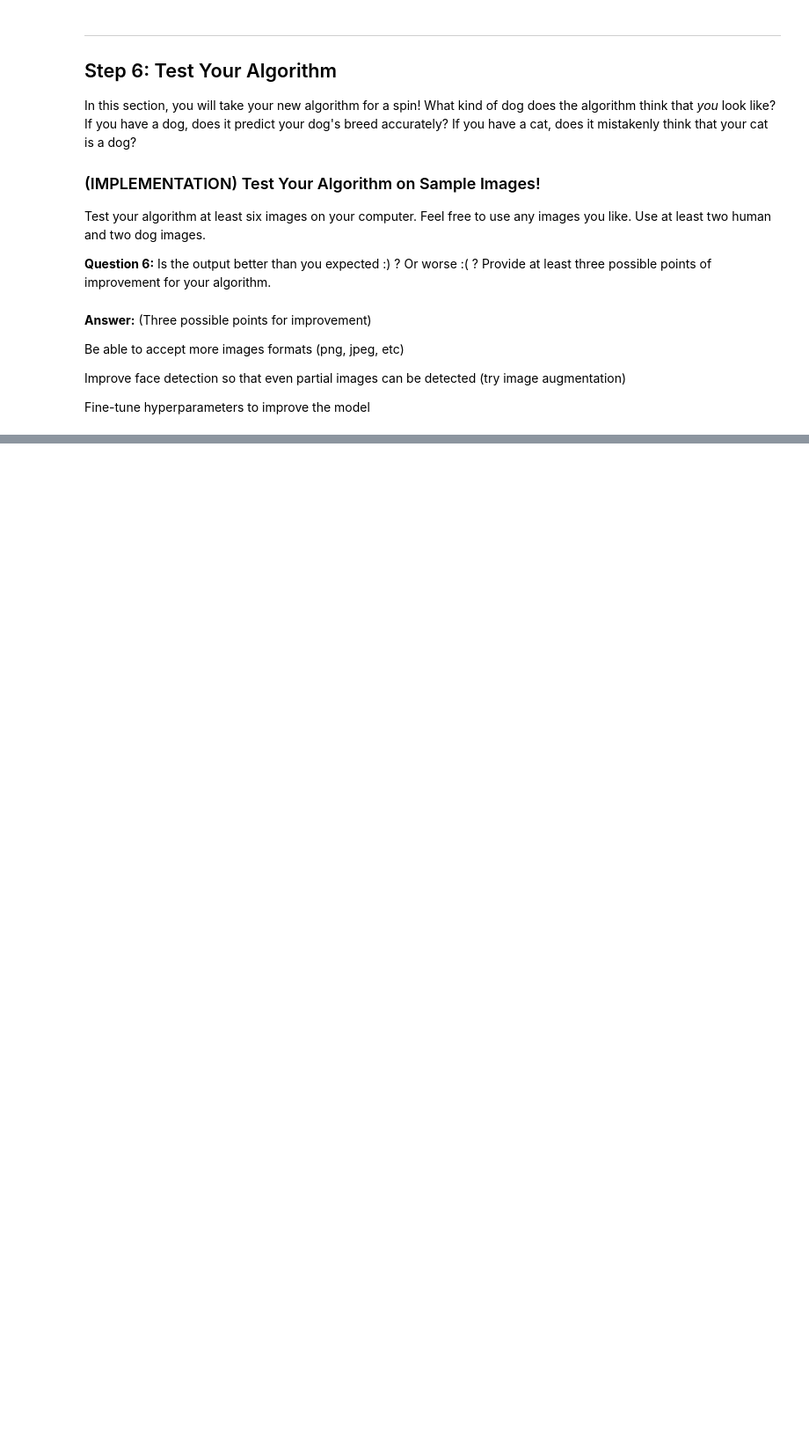
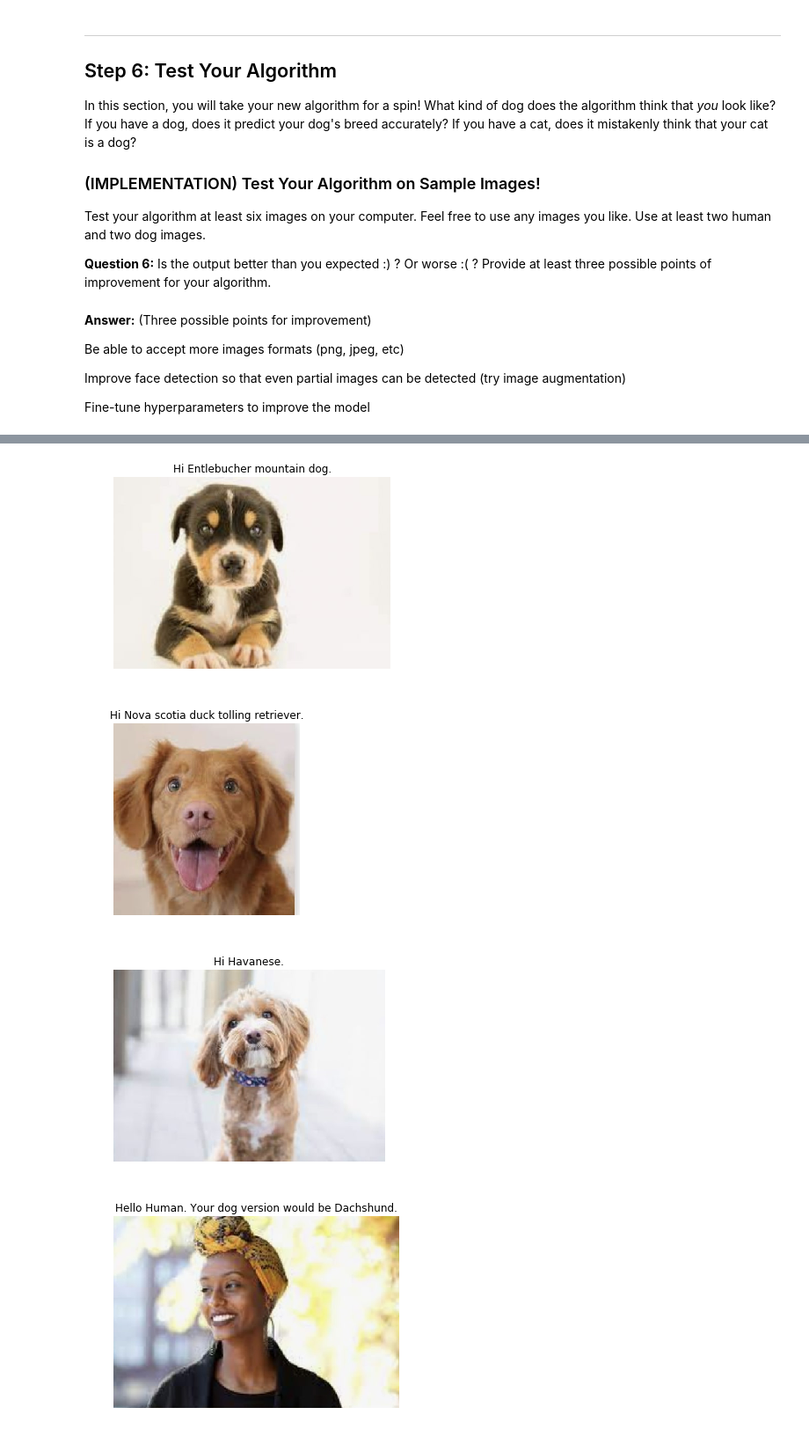
Before and after one commit to cisco-girl/Udacity-Deep-Learning-Nanodegree, a Jupyter notebook: Project 2 - Dog Breeding Classifier/dog_app.ipynb, the cells around one changed output, grey strips where cells are left out. Shown at 88% size. Saved outputs shown, nothing was run; the diff lists cells and outputs as text; code cells hidden in the pictures; blank space fills up the shorter version.

```diff
--- a/Project 2 - Dog Breeding Classifier/dog_app.ipynb
+++ b/Project 2 - Dog Breeding Classifier/dog_app.ipynb
@@ -948,0 +949,10 @@ for file in np.hstack((human_files[:3], dog_files[:3])):
+# %%
+files = ['./1.jpg', './2.jpg', './3.jpg', './4.jpg', './5.jpg', './6.jpg', './7.jpg', './8.jpg']
+## suggested code, below
+for file in np.hstack(files):
+    run_app(file)
+# %% [output]
+[figure, added]
+[figure, added]
+[figure, added]
+[figure, added]
```
Also changed, not shown: parts of 14 cells of this notebook, 12 other files.
